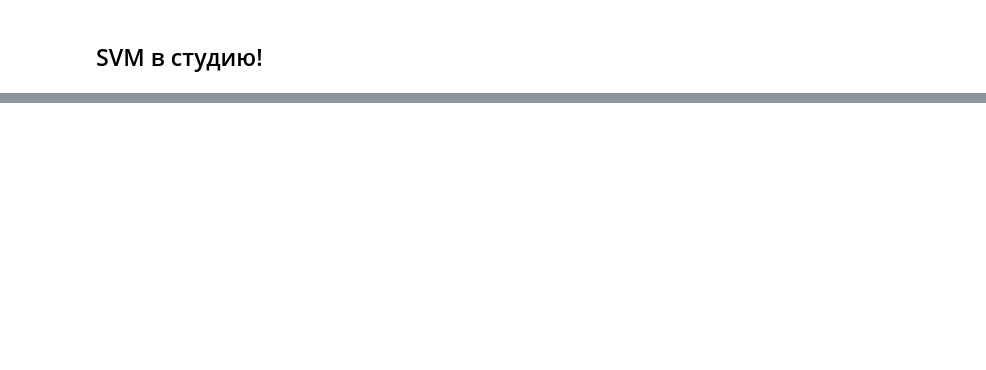
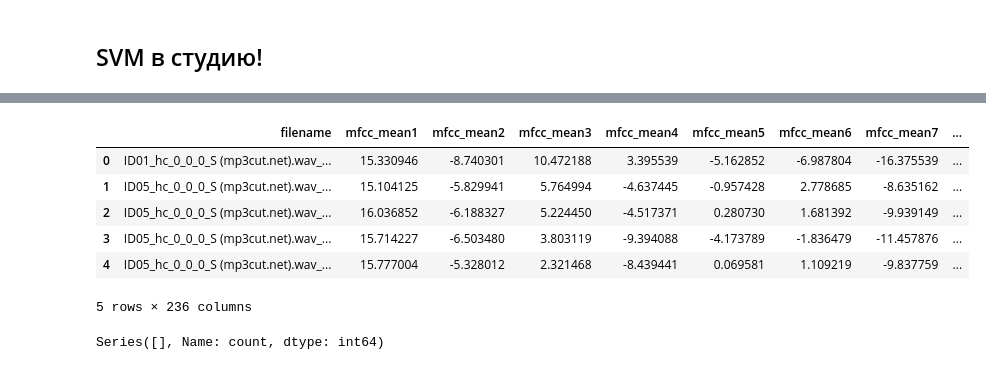
Before and after one commit to ArtikBoom3007/Pipeline, a Jupyter notebook: PythonScripts/SVM_ibrosa_features.ipynb, the cells around one changed output, grey strips where cells are left out. Drawn from its saved outputs; the diff is of its cells as text; code cells hidden in the pictures; blank space fills up the shorter version.

```diff
--- a/PythonScripts/SVM_ibrosa_features.ipynb
+++ b/PythonScripts/SVM_ibrosa_features.ipynb
@@ -237,0 +289,19 @@ array([[-5.60051015e-01,  7.64462133e-01,  1.77077805e+00,
+# %%
+data_test = pd.read_csv('test_dataset.csv')
+
+#data = data.iloc[:, 0:42]
+#data = data.rename(columns={'cent_mean' : 'label'})
+
+data_test.head(5)
+# %% [output]
+|  | filename | mfcc_mean1 | mfcc_mean2 | mfcc_mean3 | mfcc_mean4 | mfcc_mean5 | mfcc_mean6 | mfcc_mean7 | ... |
+| 0 | ID01_hc_0_0_0_S (mp3cut.net).wav_... | 15.330946 | -8.740301 | 10.472188 | 3.395539 | -5.162852 | -6.987804 | -16.375539 | ... |
+| 1 | ID05_hc_0_0_0_S (mp3cut.net).wav_... | 15.104125 | -5.829941 | 5.764994 | -4.637445 | -0.957428 | 2.778685 | -8.635162 | ... |
+| 2 | ID05_hc_0_0_0_S (mp3cut.net).wav_... | 16.036852 | -6.188327 | 5.224450 | -4.517371 | 0.280730 | 1.681392 | -9.939149 | ... |
+| 3 | ID05_hc_0_0_0_S (mp3cut.net).wav_... | 15.714227 | -6.503480 | 3.803119 | -9.394088 | -4.173789 | -1.836479 | -11.457876 | ... |
+| 4 | ID05_hc_0_0_0_S (mp3cut.net).wav_... | 15.777004 | -5.328012 | 2.321468 | -8.439441 | 0.069581 | 1.109219 | -9.837759 | ... |
+5 rows × 236 columns
+# %%
+data_test['label'].value_counts()
+# %% [output]
+Series([], Name: count, dtype: int64)
```
Also changed, not shown: parts of 29 cells of this notebook, 9 other files.
